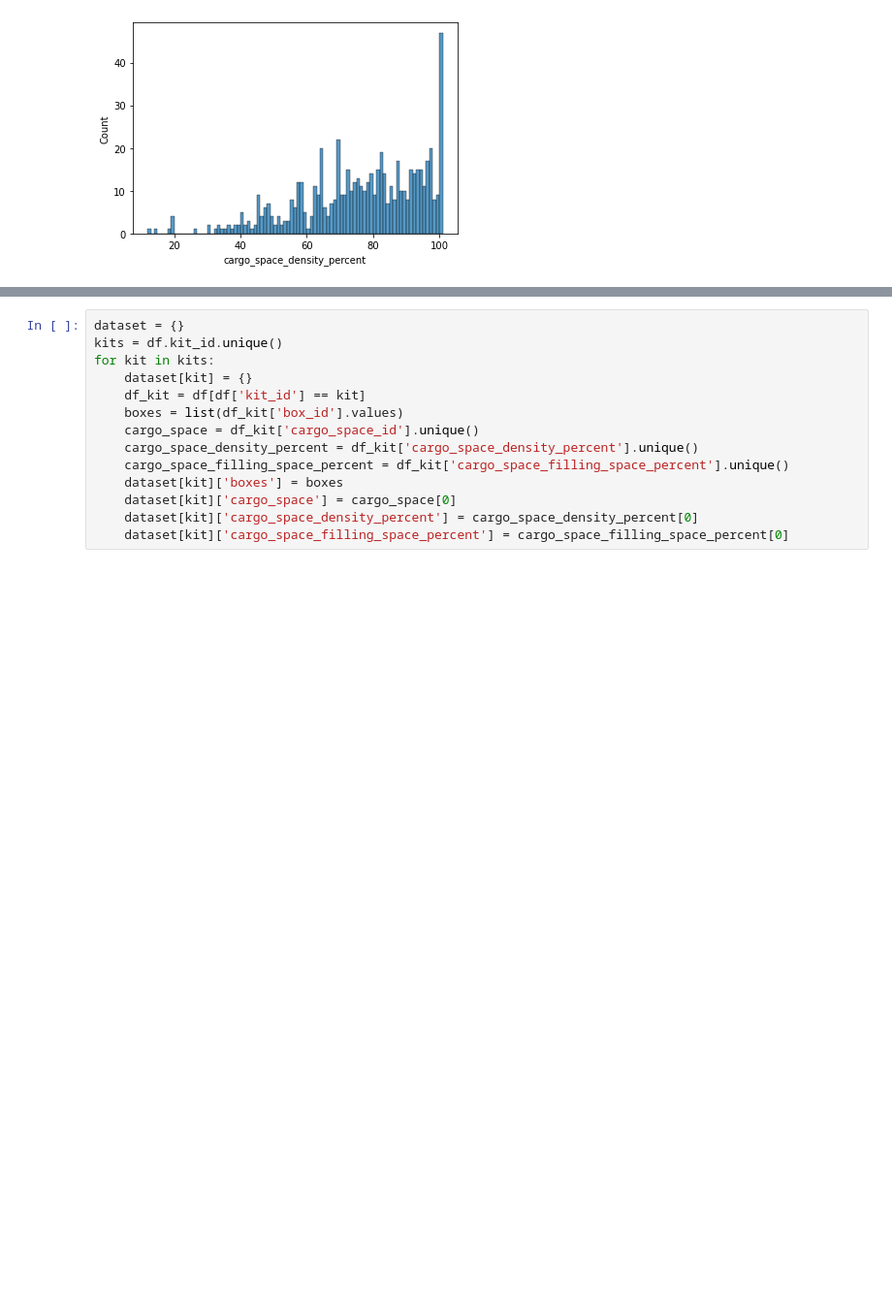
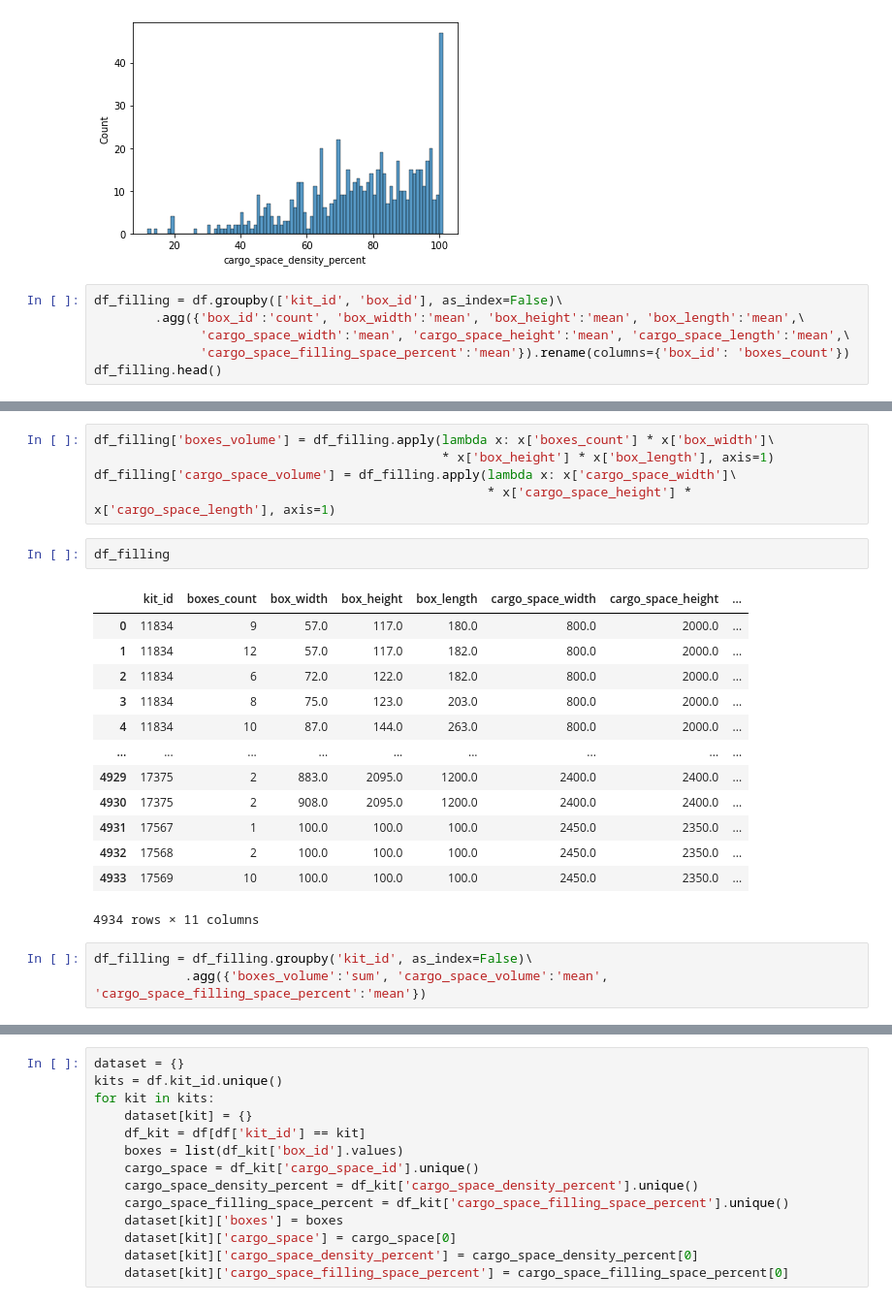
Before and after one commit to esvesv/gaprix, a Jupyter notebook: Untitled.ipynb, the cells around one changed output, grey strips where cells are left out. Shown at 97% size. Saved outputs shown, nothing was run; the diff lists cells and outputs as text; blank space fills up the shorter version.

```diff
--- a/Untitled.ipynb
+++ b/Untitled.ipynb
@@ -169,3 +149,9 @@ sns.histplot(df.groupby('kit_id')['cargo_space_density_percent'].mean(), binwidt
 # %% [output]
 <AxesSubplot:xlabel='cargo_space_density_percent', ylabel='Count'>
 [figure]
+# %%
+df_filling = df.groupby(['kit_id', 'box_id'], as_index=False)\
+        .agg({'box_id':'count', 'box_width':'mean', 'box_height':'mean', 'box_length':'mean',\
+              'cargo_space_width':'mean', 'cargo_space_height':'mean', 'cargo_space_length':'mean',\
+              'cargo_space_filling_space_percent':'mean'}).rename(columns={'box_id': 'boxes_count'})
+df_filling.head()
@@ -171,0 +165,24 @@ sns.histplot(df.groupby('kit_id')['cargo_space_density_percent'].mean(), binwidt
+# %%
+df_filling['boxes_volume'] = df_filling.apply(lambda x: x['boxes_count'] * x['box_width']\
+                                              * x['box_height'] * x['box_length'], axis=1)
+df_filling['cargo_space_volume'] = df_filling.apply(lambda x: x['cargo_space_width']\
+                                                    * x['cargo_space_height'] * x['cargo_space_length'], axis=1)
+# %%
+df_filling
+# %% [output]
+|  | kit_id | boxes_count | box_width | box_height | box_length | cargo_space_width | cargo_space_height | ... |
+| 0 | 11834 | 9 | 57.0 | 117.0 | 180.0 | 800.0 | 2000.0 | ... |
+| 1 | 11834 | 12 | 57.0 | 117.0 | 182.0 | 800.0 | 2000.0 | ... |
+| 2 | 11834 | 6 | 72.0 | 122.0 | 182.0 | 800.0 | 2000.0 | ... |
+| 3 | 11834 | 8 | 75.0 | 123.0 | 203.0 | 800.0 | 2000.0 | ... |
+| 4 | 11834 | 10 | 87.0 | 144.0 | 263.0 | 800.0 | 2000.0 | ... |
+| ... | ... | ... | ... | ... | ... | ... | ... | ... |
+| 4929 | 17375 | 2 | 883.0 | 2095.0 | 1200.0 | 2400.0 | 2400.0 | ... |
+| 4930 | 17375 | 2 | 908.0 | 2095.0 | 1200.0 | 2400.0 | 2400.0 | ... |
+| 4931 | 17567 | 1 | 100.0 | 100.0 | 100.0 | 2450.0 | 2350.0 | ... |
+| 4932 | 17568 | 2 | 100.0 | 100.0 | 100.0 | 2450.0 | 2350.0 | ... |
+| 4933 | 17569 | 10 | 100.0 | 100.0 | 100.0 | 2450.0 | 2350.0 | ... |
+4934 rows × 11 columns
+# %%
+df_filling = df_filling.groupby('kit_id', as_index=False)\
+            .agg({'boxes_volume':'sum', 'cargo_space_volume':'mean', 'cargo_space_filling_space_percent':'mean'})
```
Also changed, not shown: parts of 49 cells of this notebook, 27 other files.
